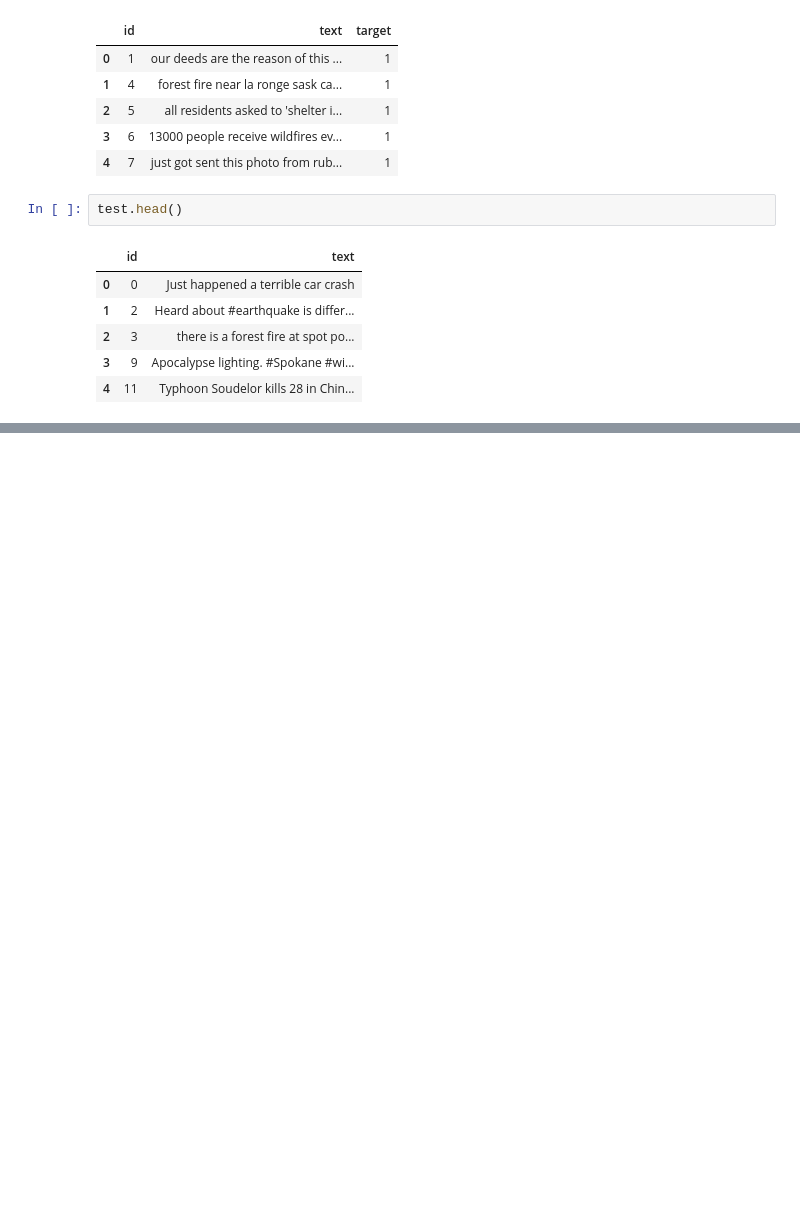
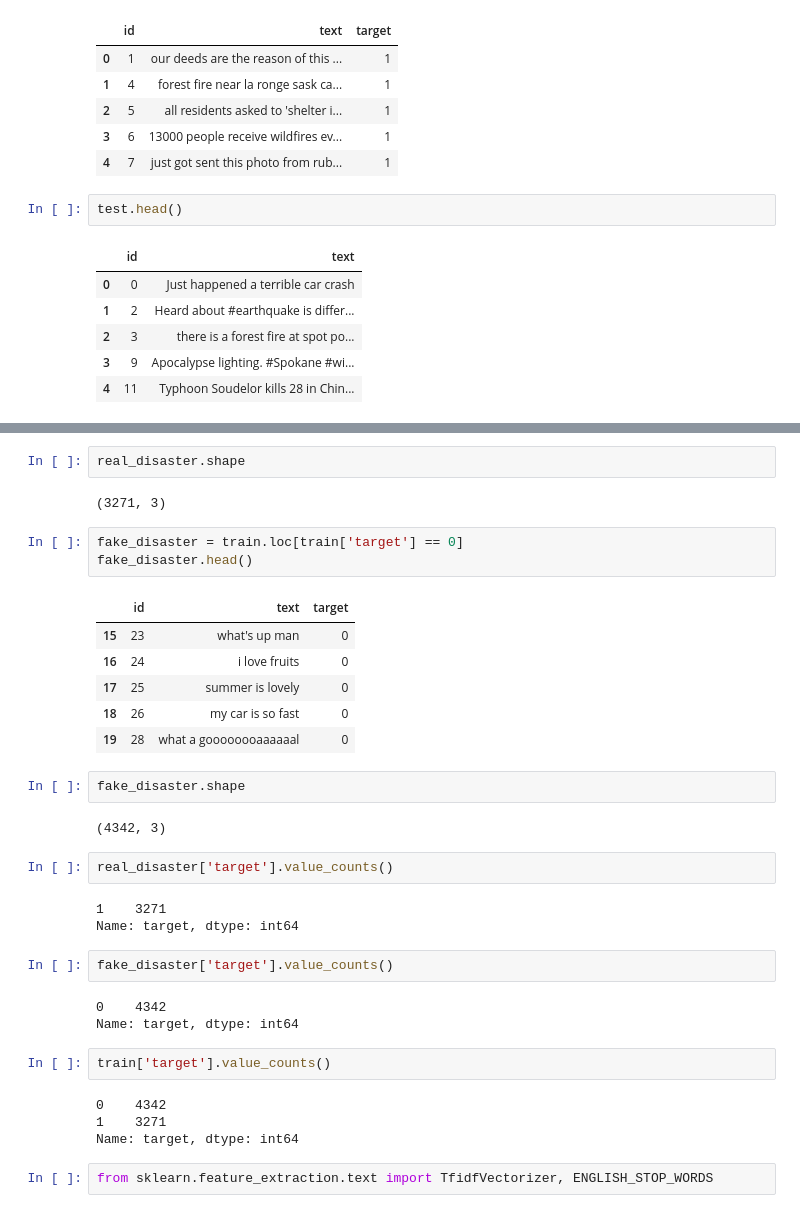
Before and after one commit to alfredprah/ds_case_team_5, a Jupyter notebook: notebooks/case2/00_data_exploration.ipynb, the cells around one changed output, grey strips where cells are left out. Cells and saved outputs as stored; diff of their text form; blank space fills up the shorter version.

```diff
--- a/notebooks/case2/00_data_exploration.ipynb
+++ b/notebooks/case2/00_data_exploration.ipynb
@@ -172,0 +190,36 @@ train.to_csv('cleaned_train.csv')
+# %%
+real_disaster.shape
+# %% [output]
+(3271, 3)
+# %%
+fake_disaster = train.loc[train['target'] == 0]
+fake_disaster.head()
+# %% [output]
+|  | id | text | target |
+| 15 | 23 | what's up man | 0 |
+| 16 | 24 | i love fruits | 0 |
+| 17 | 25 | summer is lovely | 0 |
+| 18 | 26 | my car is so fast | 0 |
+| 19 | 28 | what a goooooooaaaaaal | 0 |
+# %%
+fake_disaster.shape
+# %% [output]
+(4342, 3)
+# %%
+real_disaster['target'].value_counts()
+# %% [output]
+1    3271
+Name: target, dtype: int64
+# %%
+fake_disaster['target'].value_counts()
+# %% [output]
+0    4342
+Name: target, dtype: int64
+# %%
+train['target'].value_counts()
+# %% [output]
+0    4342
+1    3271
+Name: target, dtype: int64
+# %%
+from sklearn.feature_extraction.text import TfidfVectorizer, ENGLISH_STOP_WORDS
```
Also changed, not shown: parts of 10 cells of this notebook.
